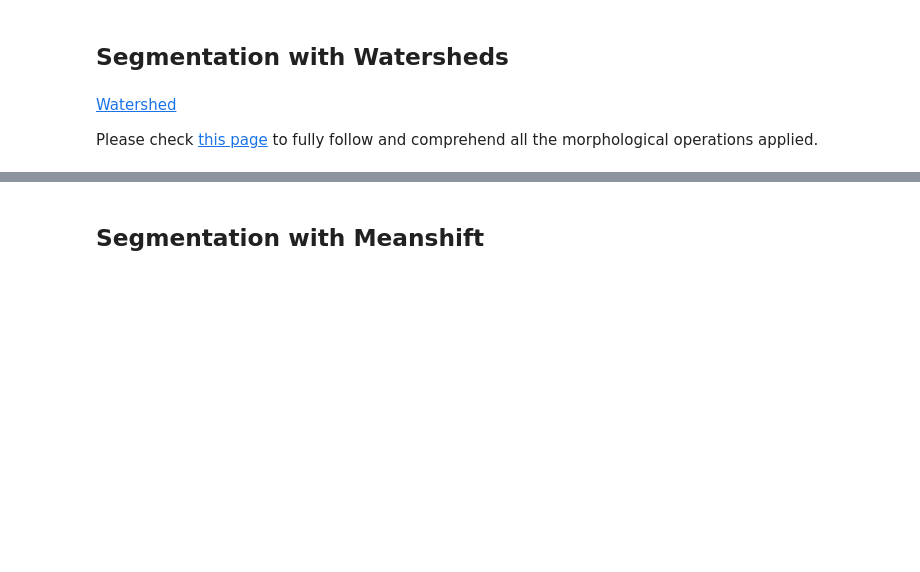
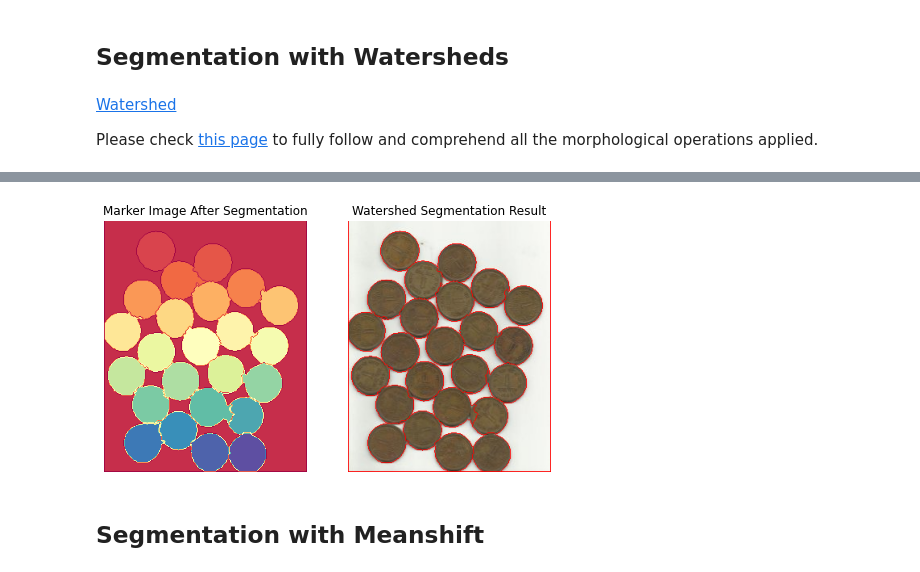
Before and after one commit to paulinho-16/MEIC-VC, a Jupyter notebook: Exercises/Part1/5_image_segmentation.ipynb, the cells around one changed output, grey strips where cells are left out. Drawn from its saved outputs; the diff is of its cells as text; code cells hidden in the pictures; blank space fills up the shorter version.

```diff
--- a/Exercises/Part1/5_image_segmentation.ipynb
+++ b/Exercises/Part1/5_image_segmentation.ipynb
@@ -151,9 +159,27 @@ plt.show()
 # %%
 # Marker labelling
 ret, markers = cv2.connectedComponents(fg)
 
 # Add one to all labels so that sure background is not 0, but 1
 markers = markers + 1
 
 # Now, mark the region of unknown with zero
 markers[unknown==255] = 0
+
+# Finally apply Watershed
+markers = cv2.watershed(coins, markers)
+coins[markers == -1] = [255,0,0]
+
+fig, ax = plt.subplots(1,2,figsize=(8,6))
+
+ax[0].imshow(markers, cmap='Spectral')
+ax[0].set_title('Marker Image After Segmentation')
+ax[0].axis('off')
+
+ax[1].imshow(coins)
+ax[1].set_title('Watershed Segmentation Result')
+ax[1].axis('off')
+
+plt.show()
+# %% [output]
+[figure, added]
```
Also changed, not shown: parts of 6 cells of this notebook.
